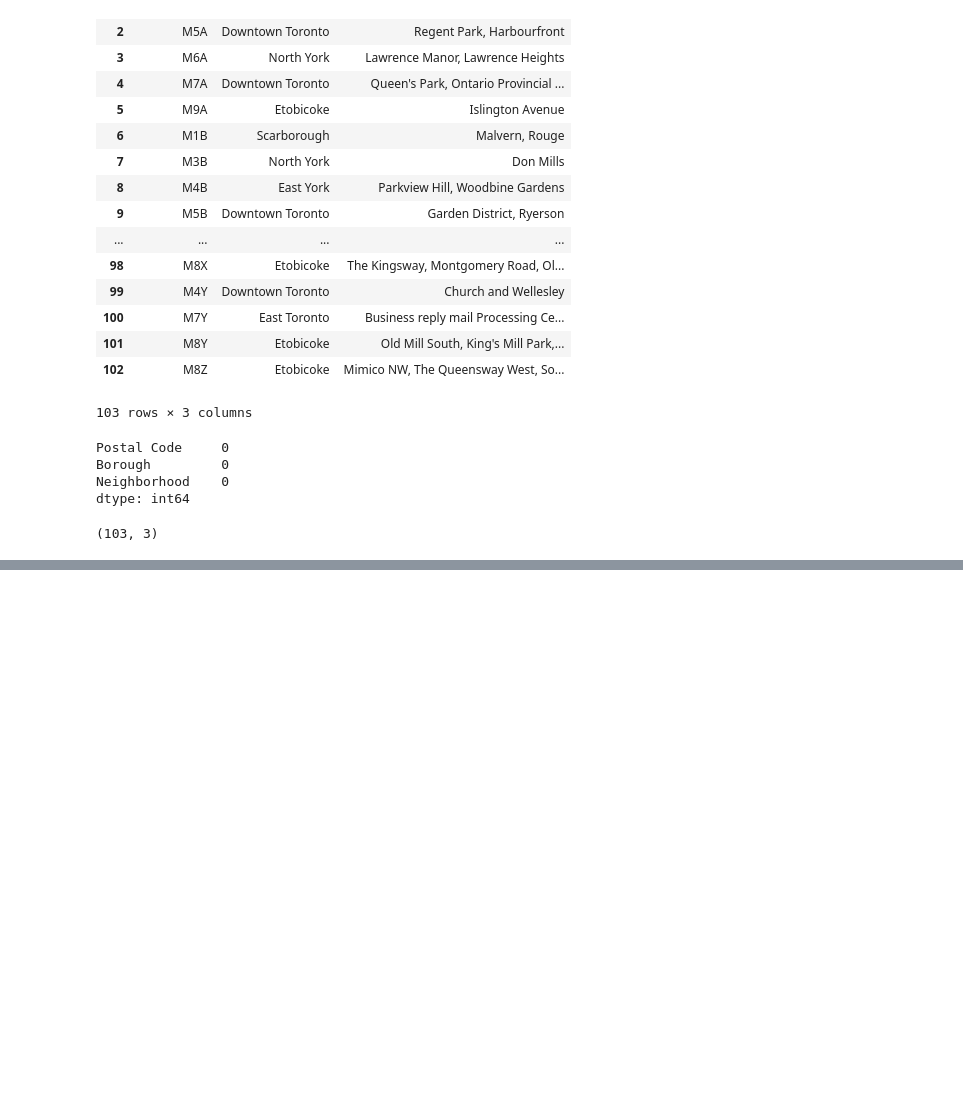
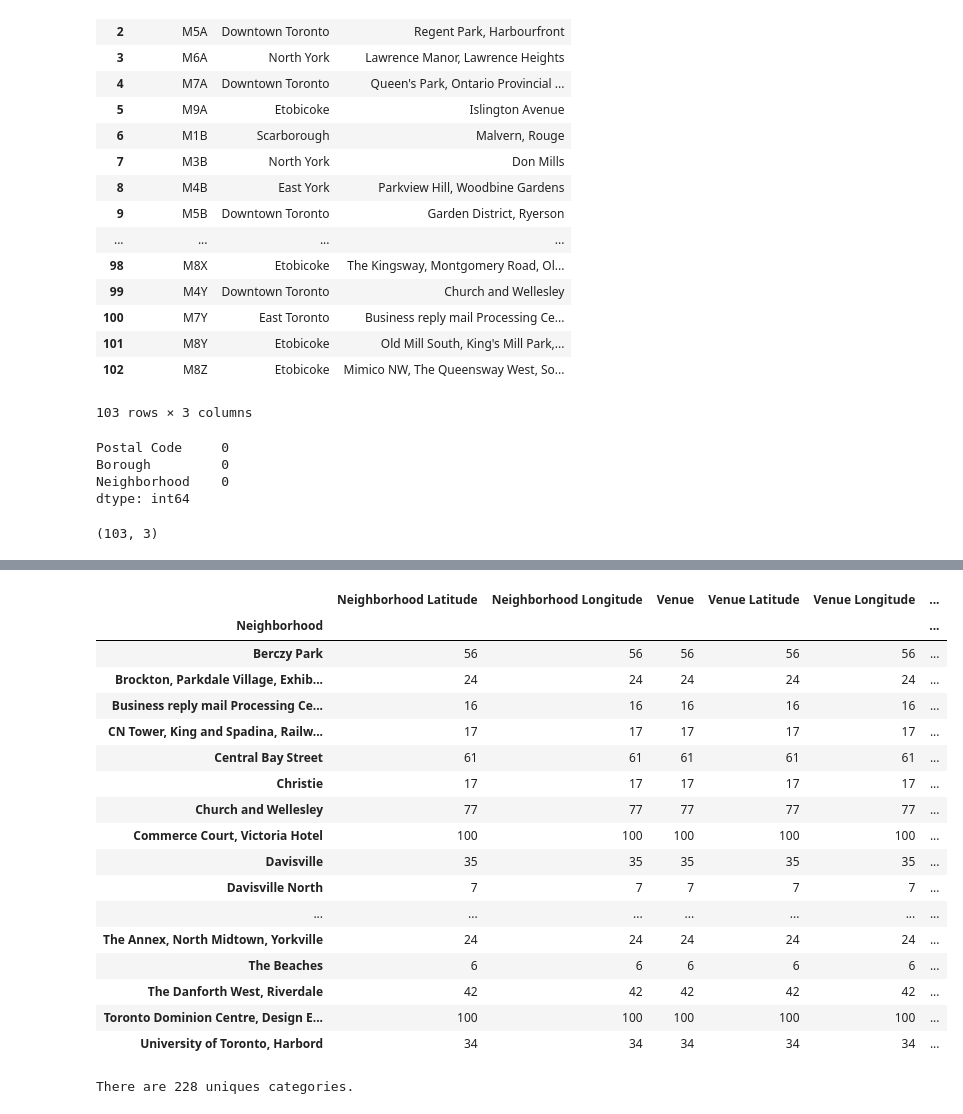
Before and after one commit to ioannisdedes/Coursera_Capstone, a Jupyter notebook: IBM_Data_Science-capstone_project_notebook_week3.ipynb, the cells around one changed output, grey strips where cells are left out. Drawn from its saved outputs; the diff is of its cells as text; code cells hidden in the pictures; blank space fills up the shorter version.

```diff
--- a/IBM_Data_Science-capstone_project_notebook_week3.ipynb
+++ b/IBM_Data_Science-capstone_project_notebook_week3.ipynb
@@ -52,0 +140,19 @@ toronto.shape
+# %%
+# create map of Toronto using latitude and longitude values
+map_toronto = folium.Map(location=[latitude, longitude], zoom_start=12)
+
+# add markers to map
+for lat, lng, borough, neighborhood in zip(toronto_boroughs['Latitude'], toronto_boroughs['Longitude'], toronto_boroughs['Borough'], toronto_boroughs['Neighborhood']):
+    label = '{}, {}'.format(neighborhood, borough)
+    label = folium.Popup(label, parse_html=True)
+    folium.CircleMarker(
+        [lat, lng],
+        radius=5,
+        popup=label,
+        color='blue',
+        fill=True,
+        fill_color='#3186cc',
+        fill_opacity=0.7,
+        parse_html=False).add_to(map_toronto)
+
+map_toronto
@@ -52,0 +250,27 @@ toronto.shape
+# %%
+# check how many venues were returned for each neighborhood
+toronto_venues.groupby('Neighborhood').count()
+# %% [output]
+|  | Neighborhood Latitude | Neighborhood Longitude | Venue | Venue Latitude | Venue Longitude | ... |
+| Neighborhood |  |  |  |  |  | ... |
+| Berczy Park | 56 | 56 | 56 | 56 | 56 | ... |
+| Brockton, Parkdale Village, Exhib... | 24 | 24 | 24 | 24 | 24 | ... |
+| Business reply mail Processing Ce... | 16 | 16 | 16 | 16 | 16 | ... |
+| CN Tower, King and Spadina, Railw... | 17 | 17 | 17 | 17 | 17 | ... |
+| Central Bay Street | 61 | 61 | 61 | 61 | 61 | ... |
+| Christie | 17 | 17 | 17 | 17 | 17 | ... |
+| Church and Wellesley | 77 | 77 | 77 | 77 | 77 | ... |
+| Commerce Court, Victoria Hotel | 100 | 100 | 100 | 100 | 100 | ... |
+| Davisville | 35 | 35 | 35 | 35 | 35 | ... |
+| Davisville North | 7 | 7 | 7 | 7 | 7 | ... |
+| ... | ... | ... | ... | ... | ... | ... |
+| The Annex, North Midtown, Yorkville | 24 | 24 | 24 | 24 | 24 | ... |
+| The Beaches | 6 | 6 | 6 | 6 | 6 | ... |
+| The Danforth West, Riverdale | 42 | 42 | 42 | 42 | 42 | ... |
+| Toronto Dominion Centre, Design E... | 100 | 100 | 100 | 100 | 100 | ... |
+| University of Toronto, Harbord | 34 | 34 | 34 | 34 | 34 | ... |
+# %%
+# Find out how many unique categories can be curated from all the returned venues
+print('There are {} uniques categories.'.format(len(toronto_venues['Venue Category'].unique())))
+# %% [output]
+There are 228 uniques categories.
```
Also changed, not shown: parts of 31 cells of this notebook.
